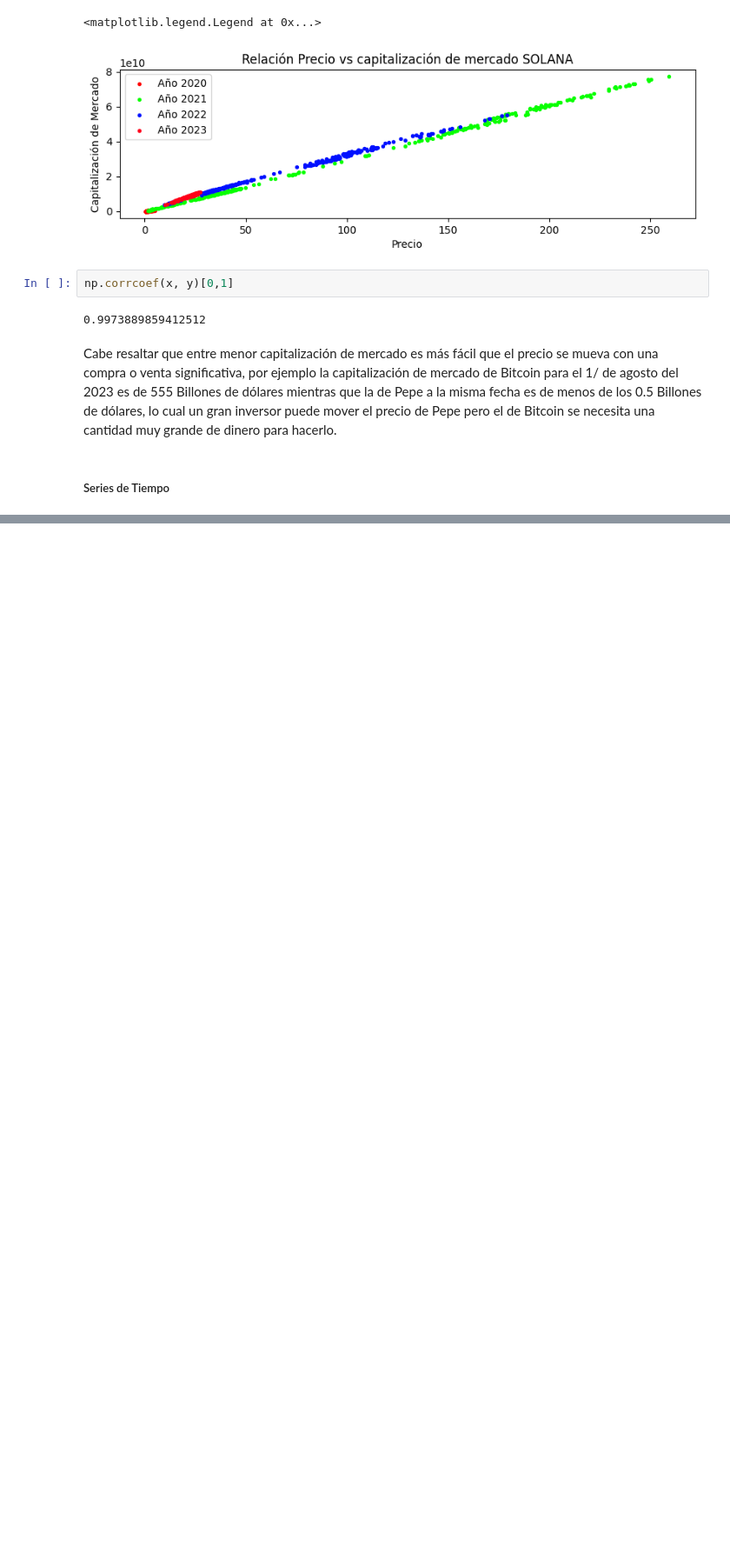
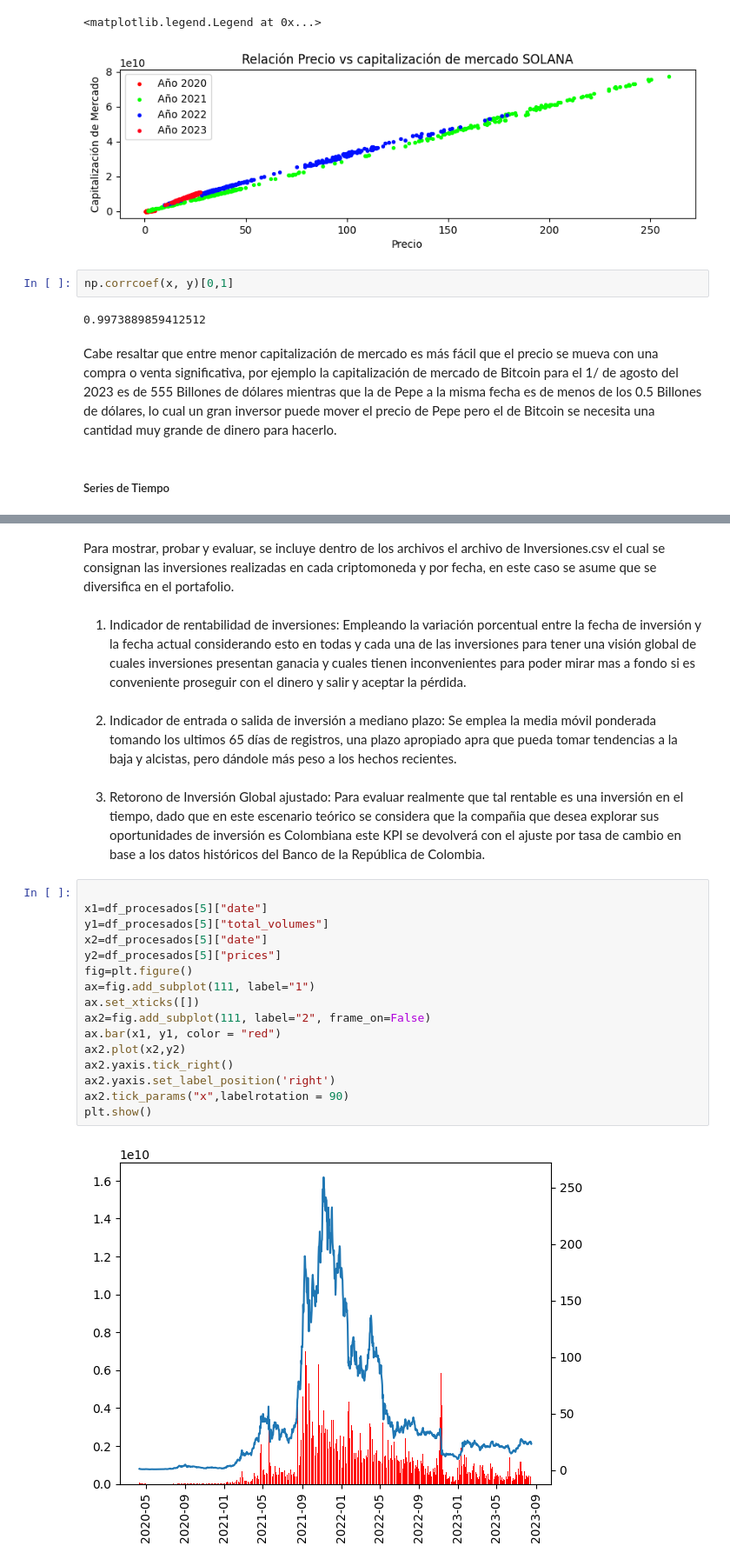
Before and after one commit to kdavisong/DA_Crypto_Maket, a Jupyter notebook: DA_CrypyoM.ipynb, the cells around one changed output, grey strips where cells are left out. Shown at 87% size. Saved outputs shown, nothing was run; the diff lists cells and outputs as text; blank space fills up the shorter version.

```diff
--- a/DA_CrypyoM.ipynb
+++ b/DA_CrypyoM.ipynb
@@ -689,0 +696,26 @@ sns.pairplot(df_procesados[1], hue = "year", palette = "mako",diag_kind="hist")
+# %% [markdown]
+Para mostrar, probar y evaluar, se incluye dentro de los archivos el archivo de Inversiones.csv el cual se consignan las inversiones realizadas en cada criptomoneda y por fecha, en este caso se asume que se diversifica en el portafolio.
+# %% [markdown]
+1. Indicador de rentabilidad de inversiones: Empleando la variación porcentual entre la fecha de inversión y la fecha actual considerando esto en todas y cada una de las inversiones para tener una visión global de cuales inversiones presentan ganacia y cuales tienen inconvenientes para poder mirar mas a fondo si es conveniente proseguir con el dinero y salir y aceptar la pérdida.
+# %% [markdown]
+2. Indicador de entrada o salida de inversión a mediano plazo: Se emplea la media móvil ponderada tomando los ultimos 65 días de registros, una plazo apropiado apra que pueda tomar tendencias a la baja y alcistas, pero dándole más peso a los hechos recientes.
+# %% [markdown]
+3. Retorono de Inversión Global ajustado: Para evaluar realmente que tal rentable es una inversión en el tiempo, dado que en este escenario teórico se considera que la compañia que desea explorar sus oportunidades de inversión es Colombiana este KPI se devolverá con el ajuste por tasa de cambio en base a los datos históricos del Banco de la República de Colombia.
+# %%
+
+x1=df_procesados[5]["date"]
+y1=df_procesados[5]["total_volumes"]
+x2=df_procesados[5]["date"]
+y2=df_procesados[5]["prices"]
+fig=plt.figure()
+ax=fig.add_subplot(111, label="1")
+ax.set_xticks([])
+ax2=fig.add_subplot(111, label="2", frame_on=False)
+ax.bar(x1, y1, color = "red")
+ax2.plot(x2,y2)
+ax2.yaxis.tick_right()
+ax2.yaxis.set_label_position('right')
+ax2.tick_params("x",labelrotation = 90)
+plt.show()
+# %% [output]
+[figure, added]
```
Also changed, not shown: parts of 13 cells of this notebook, 25 other files.
